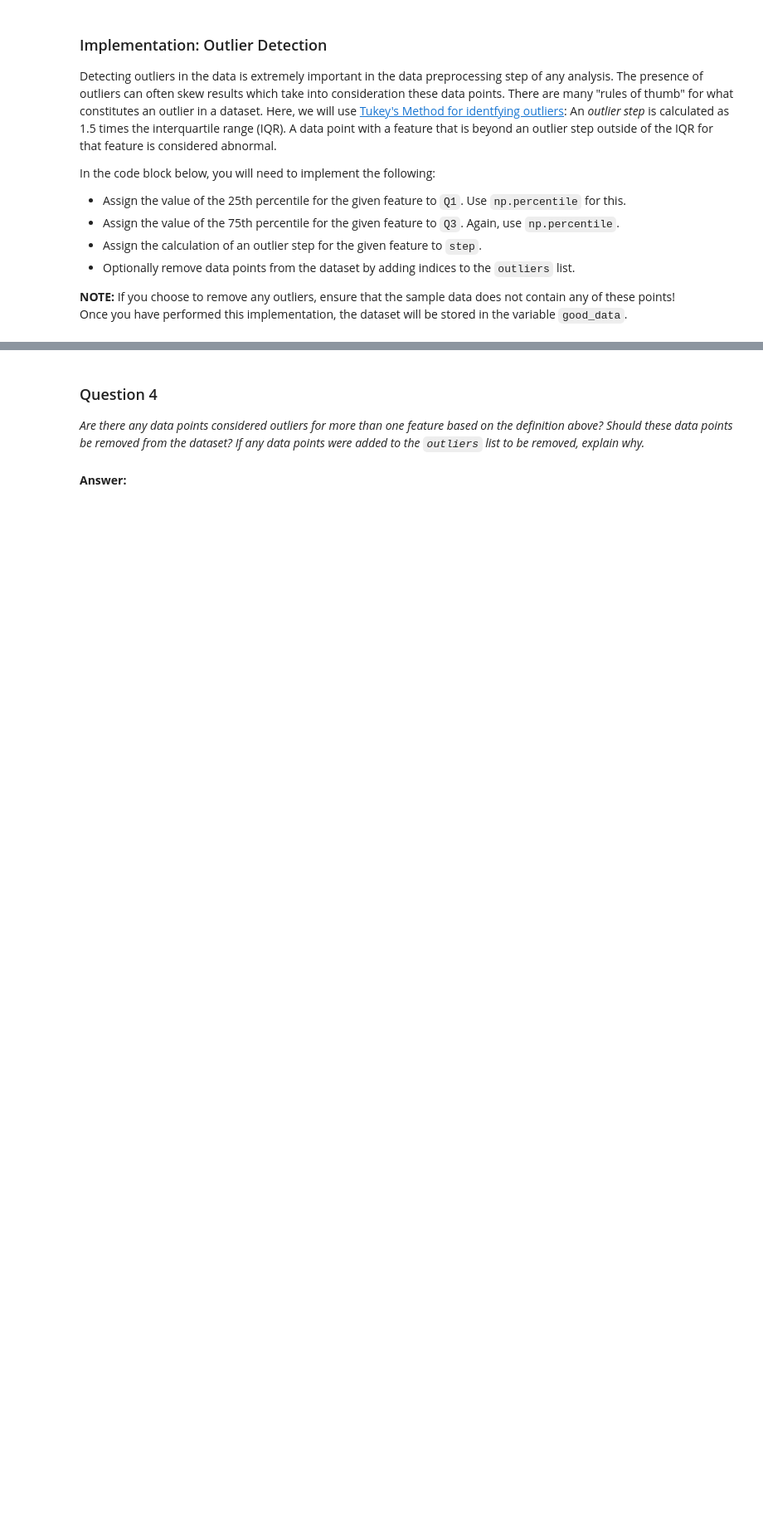
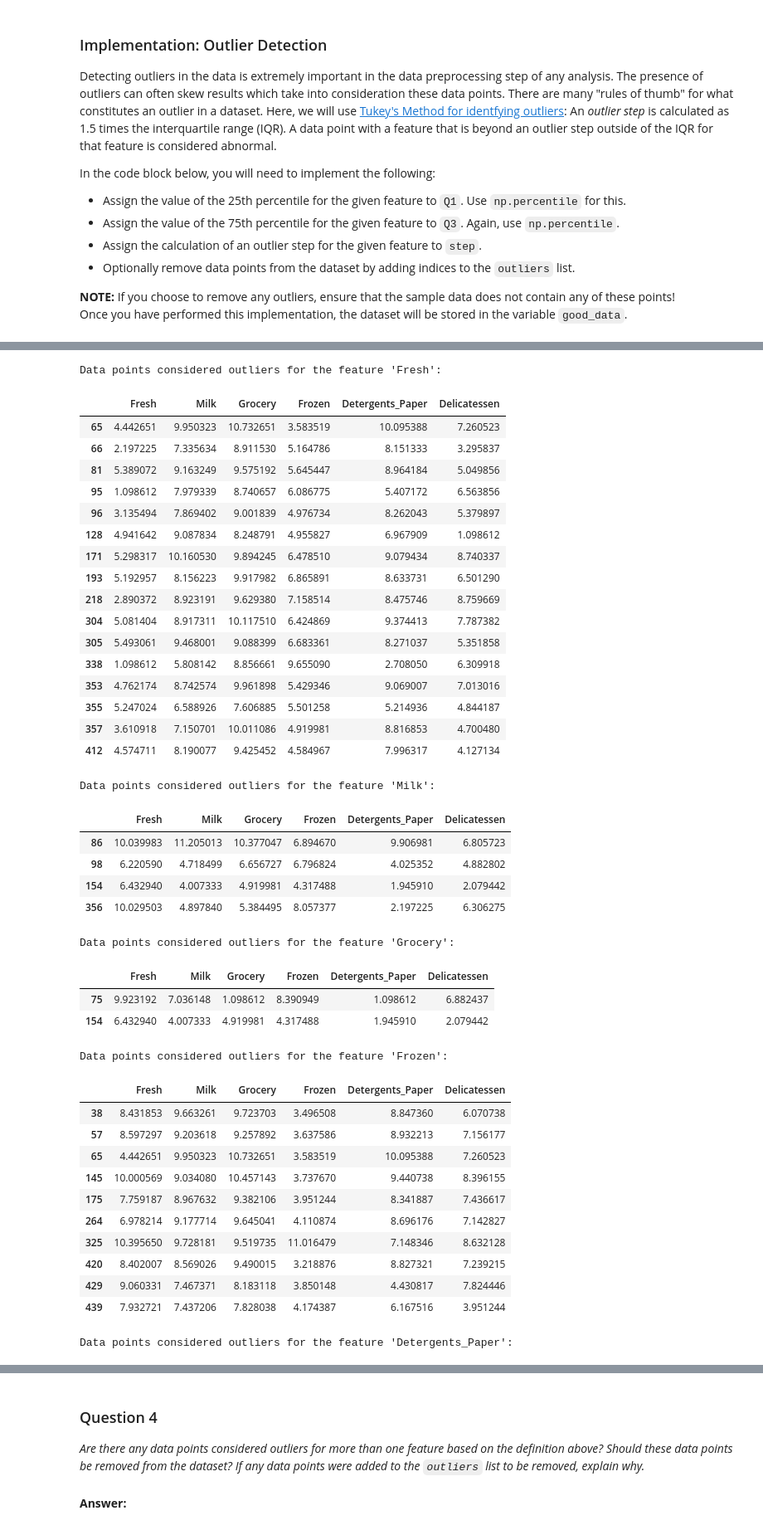
Before and after one commit to omoju/creatingCustomerSegments, a Jupyter notebook: customerSegments.ipynb, the cells around one changed output, grey strips where cells are left out. Shown: that part at 83% size. Saved outputs shown, nothing was run; the diff lists cells and outputs as text; code cells hidden in the pictures; blank space fills up the shorter version.

```diff
--- a/customerSegments.ipynb
+++ b/customerSegments.ipynb
@@ -174,22 +205,68 @@ Once you have performed this implementation, the dataset will be stored in the v
 # %%
+outliers  = []
+
 # For each feature find the data points with extreme high or low values
 for feature in log_data.keys():
 
     # TODO: Calculate Q1 (25th percentile of the data) for the given feature
-    Q1 = None
+    Q1 = np.percentile(log_data[feature], 25)
 
     # TODO: Calculate Q3 (75th percentile of the data) for the given feature
-    Q3 = None
+    Q3 = np.percentile(log_data[feature], 75)
 
     # TODO: Use the interquartile range to calculate an outlier step (1.5 times the interquartile range)
-    step = None
+    step = 1.5 * (Q3 - Q1)
 
     # Display the outliers
     print "Data points considered outliers for the feature '{}':".format(feature)
-    display(log_data[~((log_data[feature] >= Q1 - step) & (log_data[feature] <= Q3 + step))])
+    temp_data = log_data[~((log_data[feature] >= Q1 - step) & (log_data[feature] <= Q3 + step))]
+    display(temp_data)
+    outliers += temp_data.index.tolist()
 
 # OPTIONAL: Select the indices for data points you wish to remove
-outliers  = []
+outliers
 
 # Remove the outliers, if any were specified
 good_data = log_data.drop(log_data.index[outliers]).reset_index(drop = True)
+# %% [output]
+Data points considered outliers for the feature 'Fresh':
+|  | Fresh | Milk | Grocery | Frozen | Detergents_Paper | Delicatessen |
+| 65 | 4.442651 | 9.950323 | 10.732651 | 3.583519 | 10.095388 | 7.260523 |
+| 66 | 2.197225 | 7.335634 | 8.911530 | 5.164786 | 8.151333 | 3.295837 |
+| 81 | 5.389072 | 9.163249 | 9.575192 | 5.645447 | 8.964184 | 5.049856 |
+| 95 | 1.098612 | 7.979339 | 8.740657 | 6.086775 | 5.407172 | 6.563856 |
+| 96 | 3.135494 | 7.869402 | 9.001839 | 4.976734 | 8.262043 | 5.379897 |
+| 128 | 4.941642 | 9.087834 | 8.248791 | 4.955827 | 6.967909 | 1.098612 |
+| 171 | 5.298317 | 10.160530 | 9.894245 | 6.478510 | 9.079434 | 8.740337 |
+| 193 | 5.192957 | 8.156223 | 9.917982 | 6.865891 | 8.633731 | 6.501290 |
+| 218 | 2.890372 | 8.923191 | 9.629380 | 7.158514 | 8.475746 | 8.759669 |
+| 304 | 5.081404 | 8.917311 | 10.117510 | 6.424869 | 9.374413 | 7.787382 |
+| 305 | 5.493061 | 9.468001 | 9.088399 | 6.683361 | 8.271037 | 5.351858 |
+| 338 | 1.098612 | 5.808142 | 8.856661 | 9.655090 | 2.708050 | 6.309918 |
+| 353 | 4.762174 | 8.742574 | 9.961898 | 5.429346 | 9.069007 | 7.013016 |
+| 355 | 5.247024 | 6.588926 | 7.606885 | 5.501258 | 5.214936 | 4.844187 |
+| 357 | 3.610918 | 7.150701 | 10.011086 | 4.919981 | 8.816853 | 4.700480 |
+| 412 | 4.574711 | 8.190077 | 9.425452 | 4.584967 | 7.996317 | 4.127134 |
+Data points considered outliers for the feature 'Milk':
+|  | Fresh | Milk | Grocery | Frozen | Detergents_Paper | Delicatessen |
+| 86 | 10.039983 | 11.205013 | 10.377047 | 6.894670 | 9.906981 | 6.805723 |
+| 98 | 6.220590 | 4.718499 | 6.656727 | 6.796824 | 4.025352 | 4.882802 |
+| 154 | 6.432940 | 4.007333 | 4.919981 | 4.317488 | 1.945910 | 2.079442 |
+| 356 | 10.029503 | 4.897840 | 5.384495 | 8.057377 | 2.197225 | 6.306275 |
+Data points considered outliers for the feature 'Grocery':
+|  | Fresh | Milk | Grocery | Frozen | Detergents_Paper | Delicatessen |
+| 75 | 9.923192 | 7.036148 | 1.098612 | 8.390949 | 1.098612 | 6.882437 |
+| 154 | 6.432940 | 4.007333 | 4.919981 | 4.317488 | 1.945910 | 2.079442 |
+Data points considered outliers for the feature 'Frozen':
+|  | Fresh | Milk | Grocery | Frozen | Detergents_Paper | Delicatessen |
+| 38 | 8.431853 | 9.663261 | 9.723703 | 3.496508 | 8.847360 | 6.070738 |
+| 57 | 8.597297 | 9.203618 | 9.257892 | 3.637586 | 8.932213 | 7.156177 |
+| 65 | 4.442651 | 9.950323 | 10.732651 | 3.583519 | 10.095388 | 7.260523 |
+| 145 | 10.000569 | 9.034080 | 10.457143 | 3.737670 | 9.440738 | 8.396155 |
+| 175 | 7.759187 | 8.967632 | 9.382106 | 3.951244 | 8.341887 | 7.436617 |
+| 264 | 6.978214 | 9.177714 | 9.645041 | 4.110874 | 8.696176 | 7.142827 |
+| 325 | 10.395650 | 9.728181 | 9.519735 | 11.016479 | 7.148346 | 8.632128 |
+| 420 | 8.402007 | 8.569026 | 9.490015 | 3.218876 | 8.827321 | 7.239215 |
+| 429 | 9.060331 | 7.467371 | 8.183118 | 3.850148 | 4.430817 | 7.824446 |
+| 439 | 7.932721 | 7.437206 | 7.828038 | 4.174387 | 6.167516 | 3.951244 |
+Data points considered outliers for the feature 'Detergents_Paper':
```
Also changed, not shown: parts of 9 cells of this notebook.
